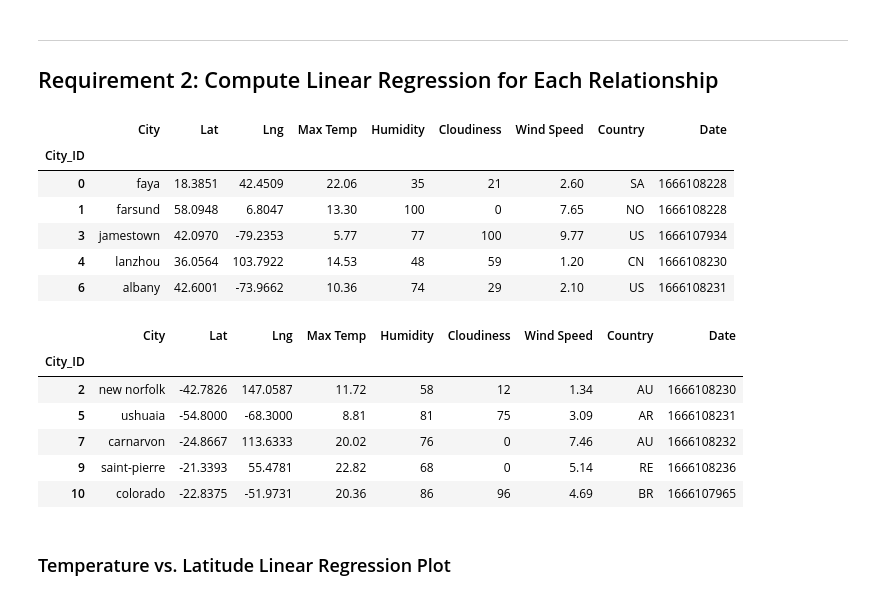
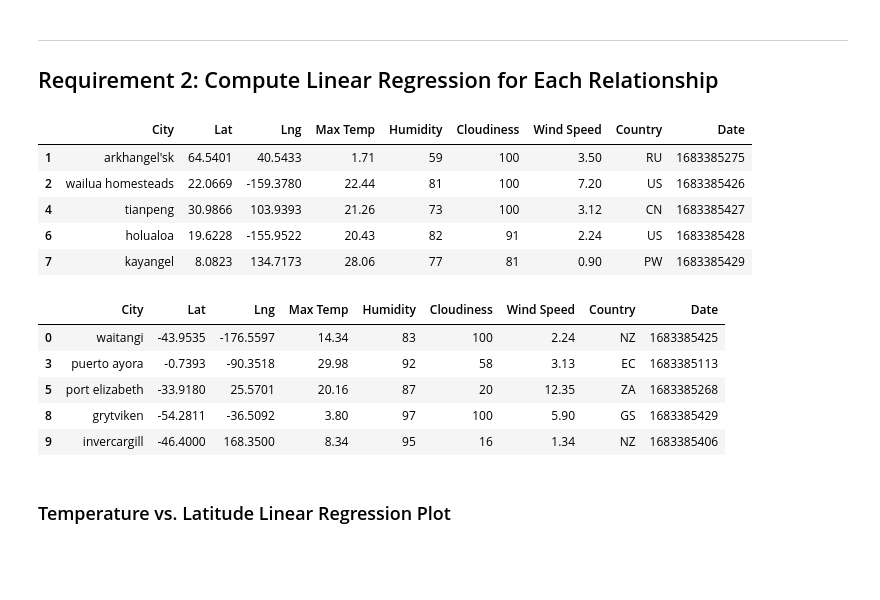
Before and after one commit to ferandom90/APIs-Weather-Latitude-Comparisons, a Jupyter notebook: WeatherPy.ipynb, the cells around one changed output. Saved outputs shown, nothing was run; the diff lists cells and outputs as text; code cells hidden in the pictures; blank space fills up the shorter version.

```diff
--- a/WeatherPy.ipynb
+++ b/WeatherPy.ipynb
@@ -176,6 +174,6 @@ OSError: Cannot save file into a non-existent directory: 'output_data'
 # %%
 # Read saved data
-city_data_df = pd.read_csv("output_data/cities.csv", index_col="City_ID")
+city_data_df = pd.read_csv("cities.csv", index_col="City_ID")
 
 # Display sample data
 city_data_df.head()
@@ -263,30 +310,30 @@ plt.show()
 # %%
 # Create a DataFrame with the Northern Hemisphere data (Latitude >= 0)
-# YOUR CODE HERE
+
+northern_hemi_df = city_data_df.loc[city_data_df['Lat'] >= 0]
 
 # Display sample data
 northern_hemi_df.head()
 # %% [output]
 |  | City | Lat | Lng | Max Temp | Humidity | Cloudiness | Wind Speed | Country | Date |
-| City_ID |  |  |  |  |  |  |  |  |  |
-| 0 | faya | 18.3851 | 42.4509 | 22.06 | 35 | 21 | 2.60 | SA | 1666108228 |
-| 1 | farsund | 58.0948 | 6.8047 | 13.30 | 100 | 0 | 7.65 | NO | 1666108228 |
-| 3 | jamestown | 42.0970 | -79.2353 | 5.77 | 77 | 100 | 9.77 | US | 1666107934 |
-| 4 | lanzhou | 36.0564 | 103.7922 | 14.53 | 48 | 59 | 1.20 | CN | 1666108230 |
-| 6 | albany | 42.6001 | -73.9662 | 10.36 | 74 | 29 | 2.10 | US | 1666108231 |
+| 1 | arkhangel'sk | 64.5401 | 40.5433 | 1.71 | 59 | 100 | 3.50 | RU | 1683385275 |
+| 2 | wailua homesteads | 22.0669 | -159.3780 | 22.44 | 81 | 100 | 7.20 | US | 1683385426 |
+| 4 | tianpeng | 30.9866 | 103.9393 | 21.26 | 73 | 100 | 3.12 | CN | 1683385427 |
+| 6 | holualoa | 19.6228 | -155.9522 | 20.43 | 82 | 91 | 2.24 | US | 1683385428 |
+| 7 | kayangel | 8.0823 | 134.7173 | 28.06 | 77 | 81 | 0.90 | PW | 1683385429 |
 # %%
 # Create a DataFrame with the Southern Hemisphere data (Latitude < 0)
-# YOUR CODE HERE
+
+southern_hemi_df = city_data_df.loc[city_data_df['Lat'] < 0]
 
 # Display sample data
 southern_hemi_df.head()
 # %% [output]
 |  | City | Lat | Lng | Max Temp | Humidity | Cloudiness | Wind Speed | Country | Date |
-| City_ID |  |  |  |  |  |  |  |  |  |
-| 2 | new norfolk | -42.7826 | 147.0587 | 11.72 | 58 | 12 | 1.34 | AU | 1666108230 |
-| 5 | ushuaia | -54.8000 | -68.3000 | 8.81 | 81 | 75 | 3.09 | AR | 1666108231 |
-| 7 | carnarvon | -24.8667 | 113.6333 | 20.02 | 76 | 0 | 7.46 | AU | 1666108232 |
-| 9 | saint-pierre | -21.3393 | 55.4781 | 22.82 | 68 | 0 | 5.14 | RE | 1666108236 |
-| 10 | colorado | -22.8375 | -51.9731 | 20.36 | 86 | 96 | 4.69 | BR | 1666107965 |
+| 0 | waitangi | -43.9535 | -176.5597 | 14.34 | 83 | 100 | 2.24 | NZ | 1683385425 |
+| 3 | puerto ayora | -0.7393 | -90.3518 | 29.98 | 92 | 58 | 3.13 | EC | 1683385113 |
+| 5 | port elizabeth | -33.9180 | 25.5701 | 20.16 | 87 | 20 | 12.35 | ZA | 1683385268 |
+| 8 | grytviken | -54.2811 | -36.5092 | 3.80 | 97 | 100 | 5.90 | GS | 1683385429 |
+| 9 | invercargill | -46.4000 | 168.3500 | 8.34 | 95 | 16 | 1.34 | NZ | 1683385406 |
 # %% [markdown]
 ###  Temperature vs. Latitude Linear Regression Plot
```
Also changed, not shown: parts of 36 cells of this notebook, 6 other files.
